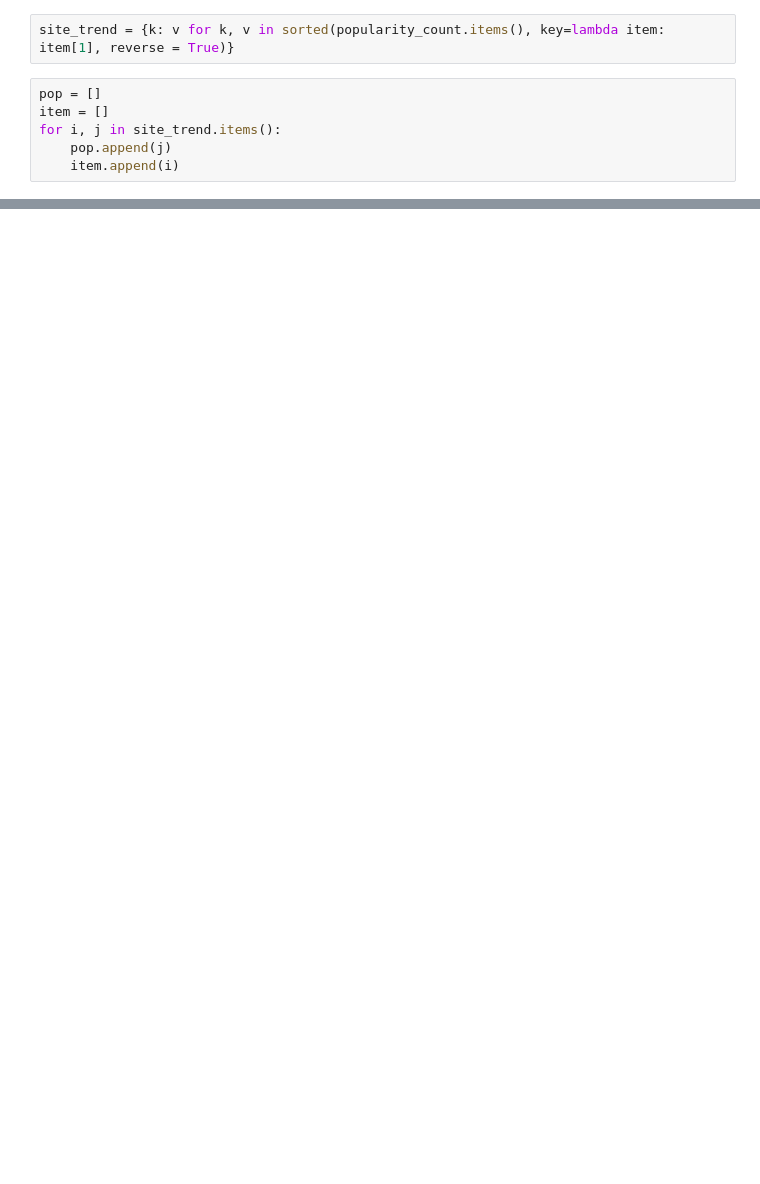
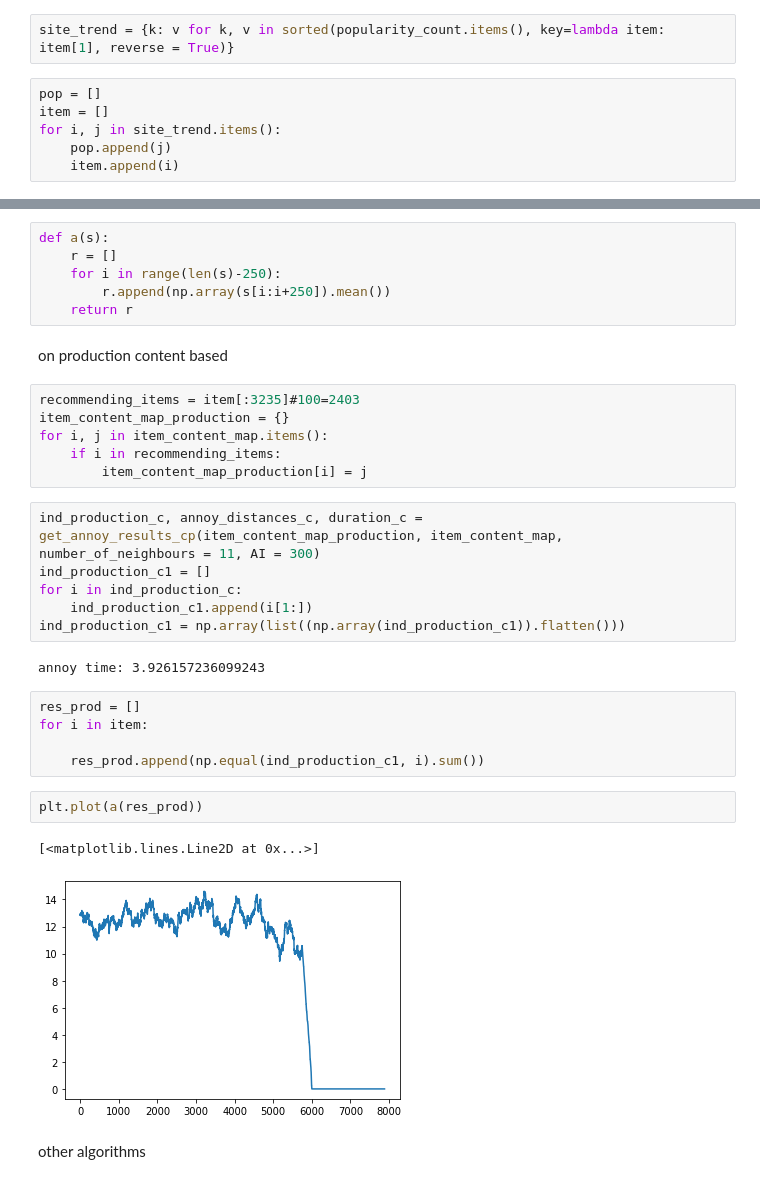
Before and after one commit to ae1999/Yekranet-Recommender-system-offline-evaluation, a Jupyter notebook: chetor pop bias.ipynb, the cells around one changed output, grey strips where cells are left out. Cells and saved outputs as stored; diff of their text form; blank space fills up the shorter version.

```diff
--- a/chetor pop bias.ipynb
+++ b/chetor pop bias.ipynb
@@ -280,0 +294,34 @@ for i, j in site_trend.items():
+# %%
+def a(s):
+    r = []
+    for i in range(len(s)-250):
+        r.append(np.array(s[i:i+250]).mean())
+    return r
+# %% [markdown]
+on production content based
+# %%
+recommending_items = item[:3235]#100=2403
+item_content_map_production = {}
+for i, j in item_content_map.items():
+    if i in recommending_items:
+        item_content_map_production[i] = j
+# %%
+ind_production_c, annoy_distances_c, duration_c = get_annoy_results_cp(item_content_map_production, item_content_map, number_of_neighbours = 11, AI = 300)
+ind_production_c1 = []
+for i in ind_production_c:
+    ind_production_c1.append(i[1:])
+ind_production_c1 = np.array(list((np.array(ind_production_c1)).flatten()))
+# %% [output]
+annoy time: 3.926157236099243
+# %%
+res_prod = []
+for i in item:
+
+    res_prod.append(np.equal(ind_production_c1, i).sum())
+# %%
+plt.plot(a(res_prod))
+# %% [output]
+[<matplotlib.lines.Line2D at 0x...>]
+[figure, added]
+# %% [markdown]
+other algorithms
```
Also changed, not shown: parts of 36 cells of this notebook, 1 other file.
